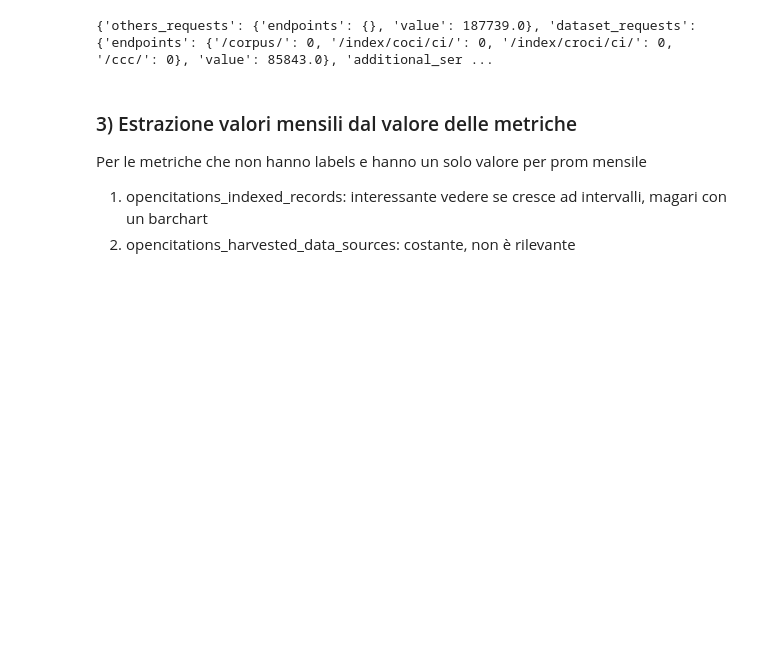
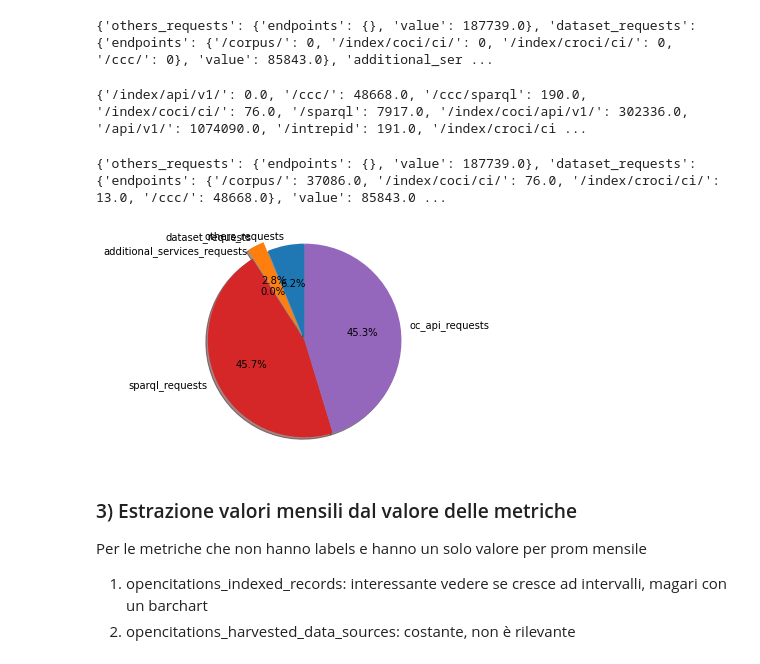
Before and after one commit to ariannamorettj/OC_Notebook, a Jupyter notebook: OC_AM_notebook.ipynb, the cells around one changed output. Cells and saved outputs as stored; diff of their text form; code cells hidden in the pictures; blank space fills up the shorter version.

```diff
--- a/OC_AM_notebook.ipynb
+++ b/OC_AM_notebook.ipynb
@@ -1474,6 +1474,39 @@ for k,v in counter_total_dict.items():
 print(counter_total_dict)
 # %% [output]
 {'others_requests': {'endpoints': {}, 'value': 187739.0}, 'dataset_requests': {'endpoints': {'/corpus/': 0, '/index/coci/ci/': 0, '/index/croci/ci/': 0, '/ccc/': 0}, 'value': 85843.0}, 'additional_ser ...
+# %%
+endpoints_requests_dict= get_metrics_value_by_label(y_22, gen, url, "opencitations_http_requests_total", "endpoint")
+print(endpoints_requests_dict)
+# %% [output]
+{'/index/api/v1/': 0.0, '/ccc/': 48668.0, '/ccc/sparql': 190.0, '/index/coci/ci/': 76.0, '/sparql': 7917.0, '/index/coci/api/v1/': 302336.0, '/api/v1/': 1074090.0, '/intrepid': 191.0, '/index/croci/ci ...
+# %%
+for k,v in counter_total_dict.items():
+    for i,j in endpoints_requests_dict.items():
+        if i in (v["endpoints"]).keys():
+            v["endpoints"][i] += j
+
+print(counter_total_dict)
+# %% [output]
+{'others_requests': {'endpoints': {}, 'value': 187739.0}, 'dataset_requests': {'endpoints': {'/corpus/': 37086.0, '/index/coci/ci/': 76.0, '/index/croci/ci/': 13.0, '/ccc/': 48668.0}, 'value': 85843.0 ...
+# %%
+import matplotlib.pyplot as plt
+labels = []
+sizes = []
+for k,v in counter_total_dict.items():
+    labels.append(k)
+    sizes.append(v["value"])
+#print(labels, sizes)
+
+explode = (0, 0.1, 0, 0, 0)  # only "explode" the 2nd slice (i.e. 'Hogs')
+
+fig1, ax1 = plt.subplots()
+ax1.pie(sizes, explode=explode, labels=labels, autopct='%1.1f%%',
+        shadow=True, startangle=90)
+ax1.axis('equal')  # Equal aspect ratio ensures that pie is drawn as a circle.
+
+plt.show()
+# %% [output]
+[figure, added]
 # %% [markdown]
 ### 3) Estrazione valori mensili dal valore delle metriche
 Per le metriche che non hanno labels e hanno un solo valore per prom mensile
```
